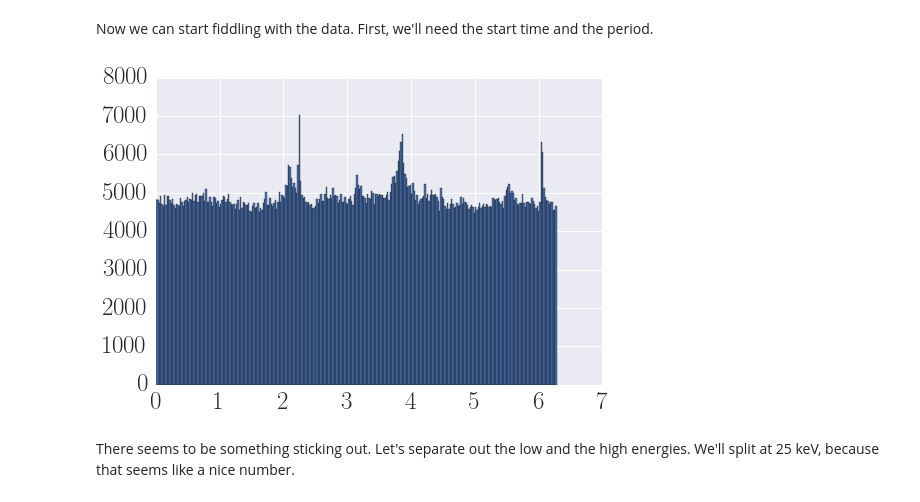
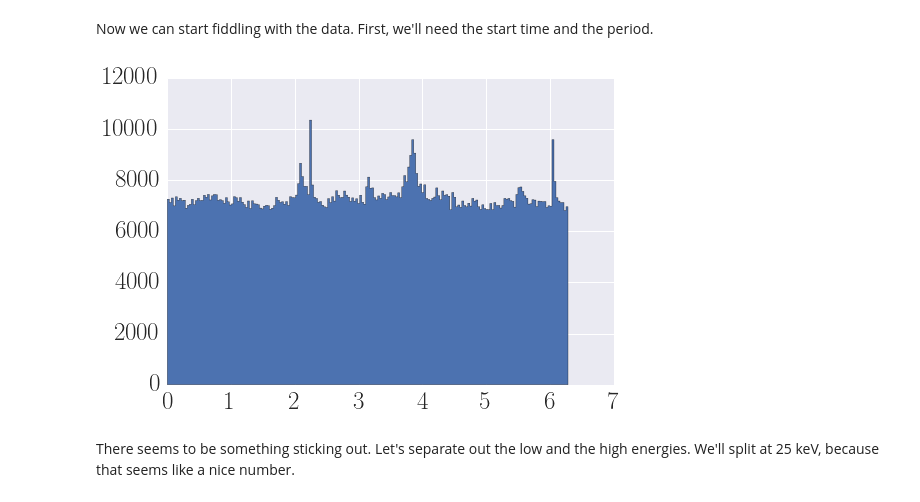
Before and after one commit to dhuppenkothen/photonphase, a Jupyter notebook: PhotonPhase.ipynb, the cells around one changed output. Drawn from its saved outputs; the diff is of its cells as text; code cells hidden in the pictures.

```diff
--- a/PhotonPhase.ipynb
+++ b/PhotonPhase.ipynb
@@ -61,9 +61,9 @@ def compute_period(data, tstart, period):
     phase = (nperiod - np.floor(nperiod))*2.0*np.pi
     return phase
 # %%
-plt.hist(phase, bins=300);
+plt.hist(phase, bins=200, histtype="stepfilled");
 # %% [output]
-[figure, old version]
+[figure, new version]
 # %% [markdown]
 There seems to be something sticking out. Let's separate out the low and the high energies. We'll split at 25 keV, because that seems like a nice number.
 # %%
```
Also changed, not shown: parts of 11 cells of this notebook.
